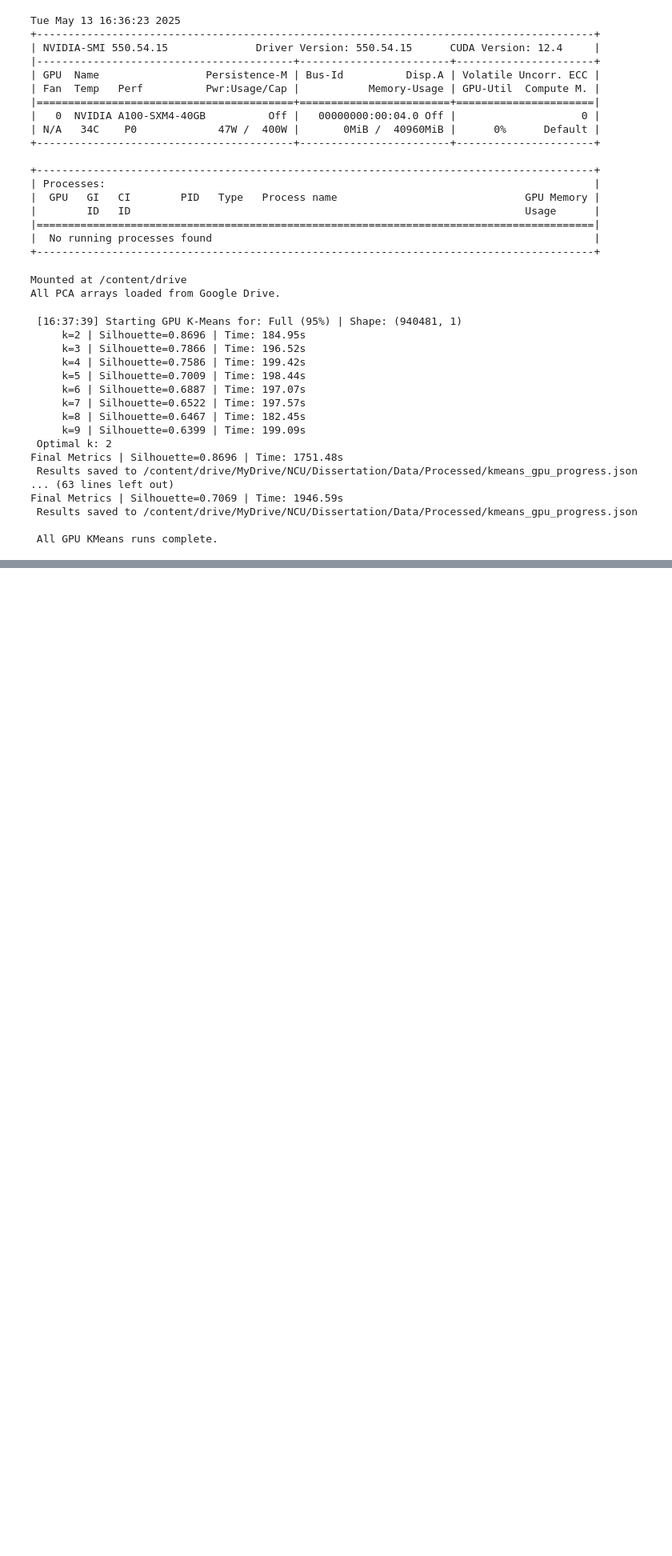
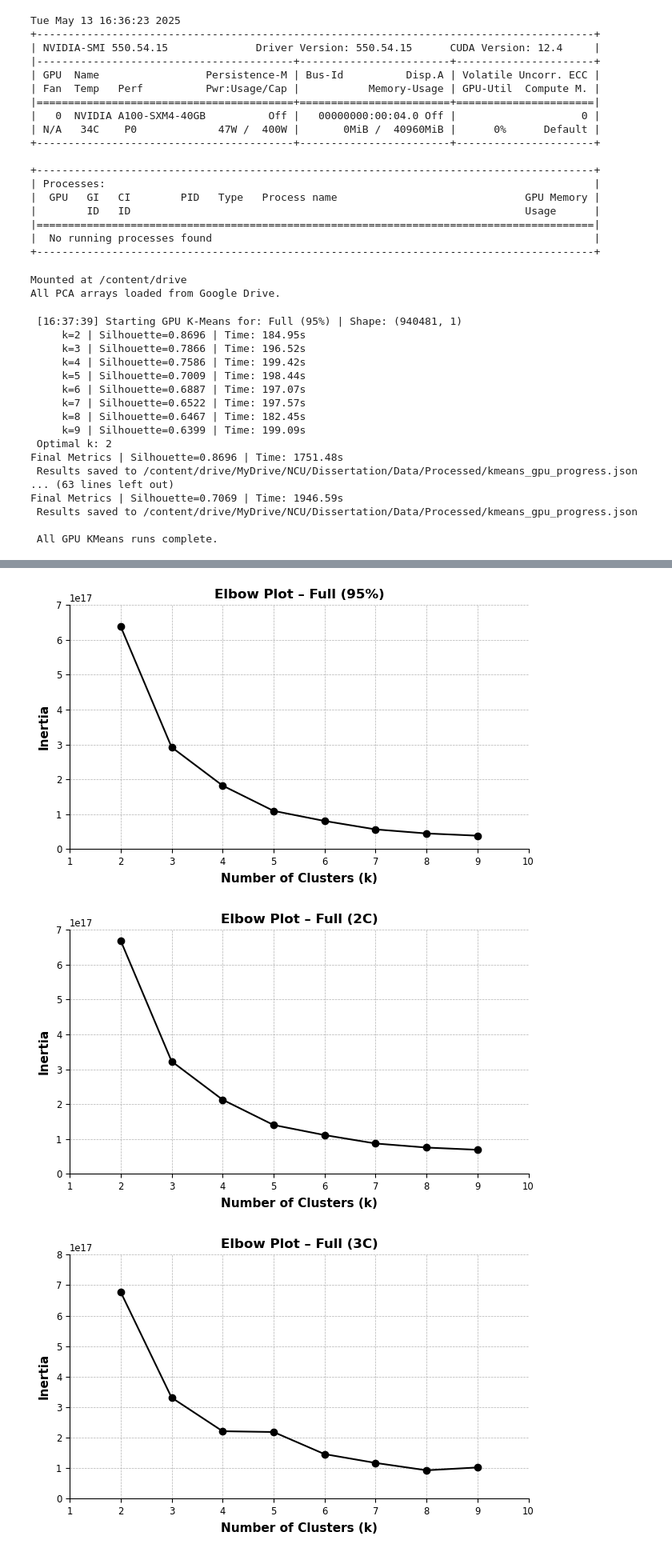
Before and after one commit to sappw1/Dissertation, a Jupyter notebook: Notebooks/Notebooks-Working/Modeling/01a_Clustering_Methodology_GPU.ipynb, the cells around one changed output, grey strips where cells are left out. Shown at 80% size. Saved outputs shown, nothing was run; the diff lists cells and outputs as text; code cells hidden in the pictures; blank space fills up the shorter version.

```diff
--- a/Notebooks/Notebooks-Working/Modeling/01a_Clustering_Methodology_GPU.ipynb
+++ b/Notebooks/Notebooks-Working/Modeling/01a_Clustering_Methodology_GPU.ipynb
@@ -147,5 +147,5 @@ Final Metrics | Silhouette=0.7069 | Time: 1946.59s
 # %%
 import json
 
-with open("/content/drive/MyDrive/NCU/Dissertation/Data/Processed/kmeans_gpu_progress.json") as f:
+with open("Data\Processed\kmeans_gpu_progress.json") as f:
     kmeans_results = json.load(f)
@@ -151,0 +161,22 @@ with open("/content/drive/MyDrive/NCU/Dissertation/Data/Processed/kmeans_gpu_pro
+# %%
+import pandas as pd
+
+# Assuming you have the dictionary already loaded as `kmeans_results`
+summary_data = []
+for config, metrics in kmeans_results.items():
+    summary_data.append({
+        "Configuration": config,
+        "Optimal_k": metrics["optimal_k"],
+        "Silhouette": round(metrics["silhouette"], 4),
+        "Davies-Bouldin": round(metrics["db_index"], 4)
+    })
+
+summary_df = pd.DataFrame(summary_data).sort_values("Silhouette", ascending=False)
+
+# Display the table
+from IPython.display import display, Markdown
+display(summary_df)
+
+# Export to LaTeX
+latex_table = summary_df.to_latex(index=False, caption="K-Means Clustering Performance Summary", label="tab:kmeans_summary")
+print(latex_table)
@@ -151,0 +207,24 @@ with open("/content/drive/MyDrive/NCU/Dissertation/Data/Processed/kmeans_gpu_pro
+# %%
+import matplotlib.pyplot as plt
+
+plt.style.use("apa.mplstyle")
+
+# Generate elbow plots from kmeans_results
+for config, metrics in kmeans_results.items():
+    k_vals = metrics["k_values"]
+    inertia_vals = metrics["distortions"]
+
+    fig, ax = plt.subplots(figsize=(6.5, 4))  # APA-preferred size
+    ax.plot(k_vals, inertia_vals, marker='o', linewidth=1.5)
+
+    ax.set_title(f'Elbow Plot – {config}', fontsize=12)
+    ax.set_xlabel('Number of Clusters (k)', fontsize=11)
+    ax.set_ylabel('Inertia', fontsize=11)
+
+    ax.grid(True, linestyle='--', linewidth=0.5)
+    plt.tight_layout()
+    plt.show()
+# %% [output]
+[figure, added]
+[figure, added]
+[figure, added]
```
Also changed, not shown: parts of 5 cells of this notebook, 1 other file.
